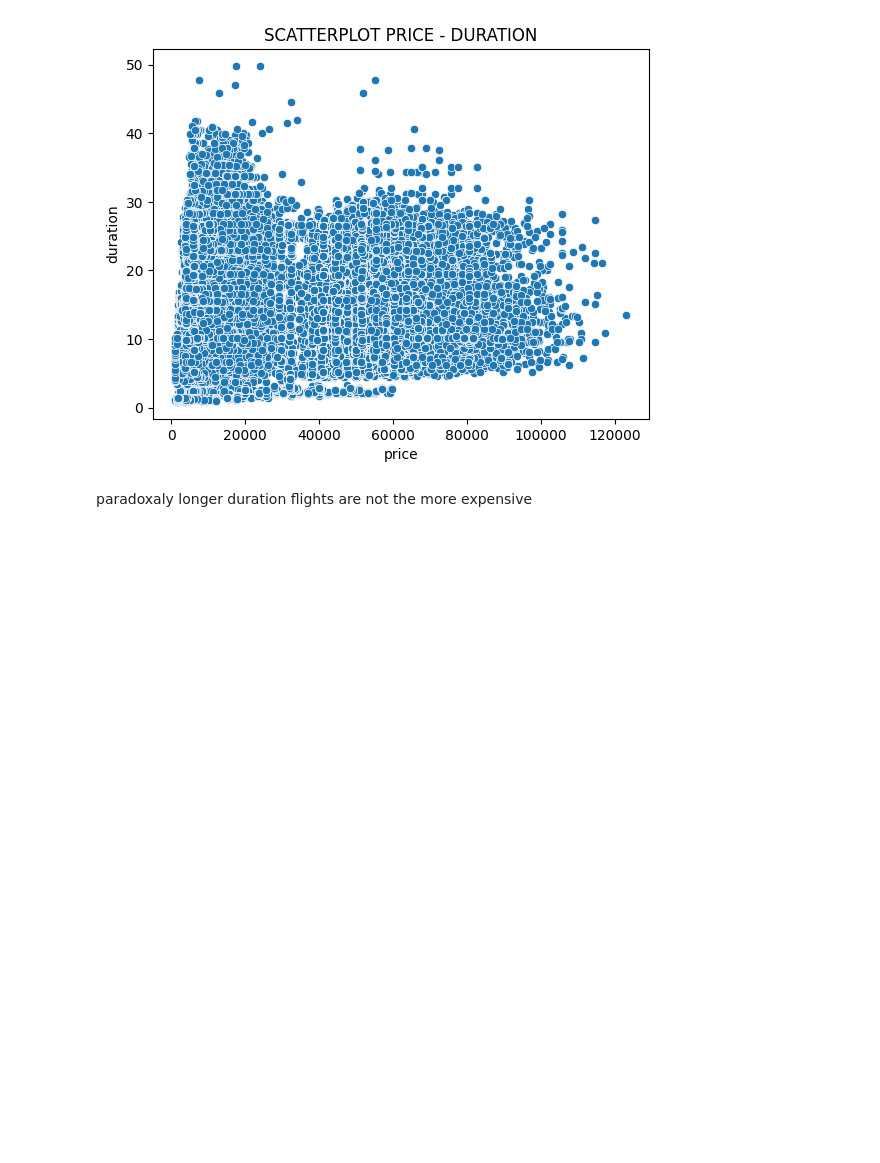
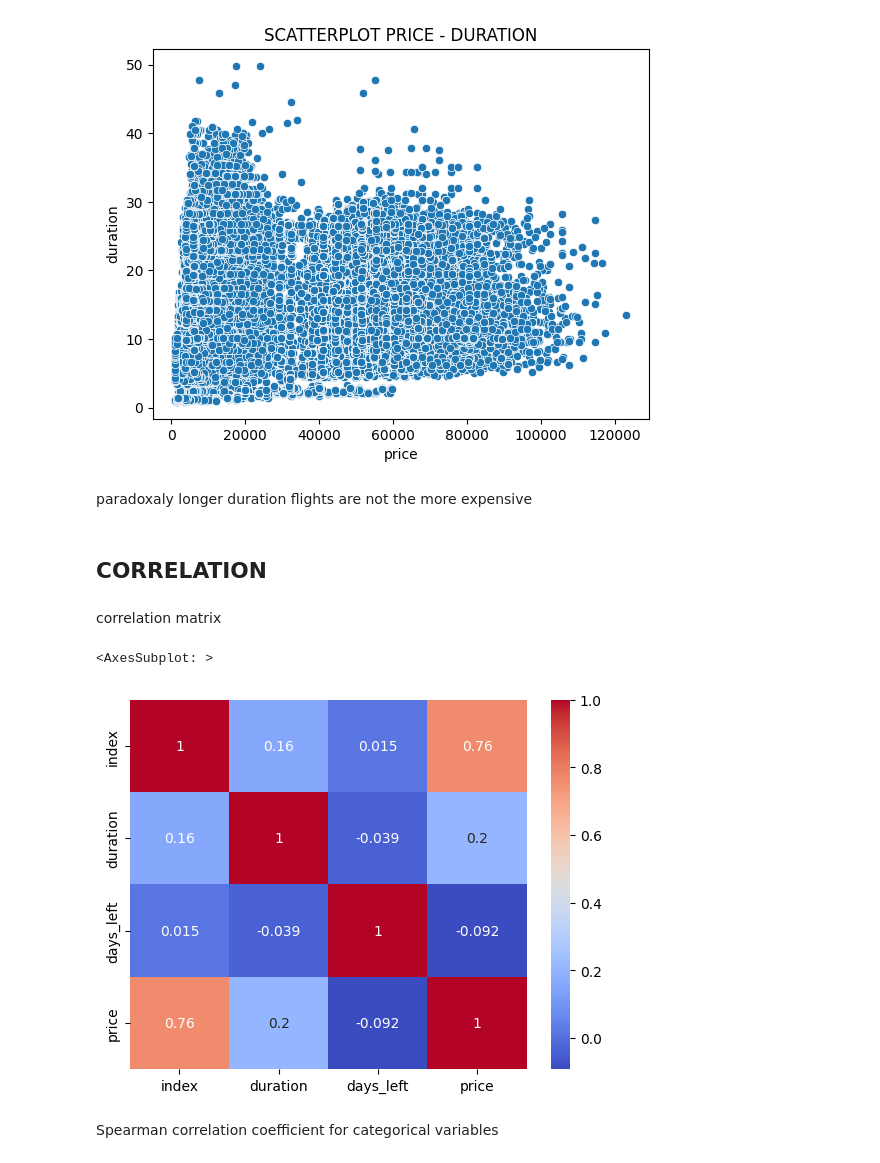
Before and after one commit to baldogiovine/763691, a Jupyter notebook: flights_provola.ipynb, the cells around one changed output. Drawn from its saved outputs; the diff is of its cells as text; code cells hidden in the pictures; blank space fills up the shorter version.

```diff
--- a/flights_provola.ipynb
+++ b/flights_provola.ipynb
@@ -163,0 +247,11 @@ paradoxaly longer duration flights are not the more expensive
+# %% [markdown]
+## CORRELATION
+# %% [markdown]
+correlation matrix
+# %%
+sns.heatmap(df.corr(), annot=True, cmap="coolwarm")
+# %% [output]
+<AxesSubplot: >
+[figure, added]
+# %% [markdown]
+Spearman correlation coefficient for categorical variables
```
Also changed, not shown: parts of 14 cells of this notebook.
